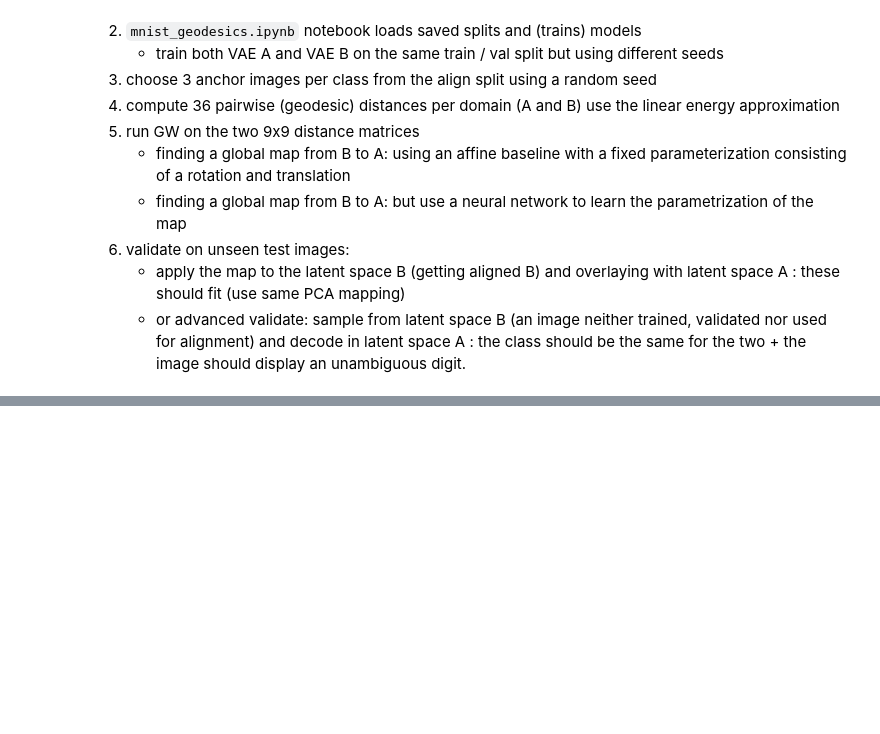
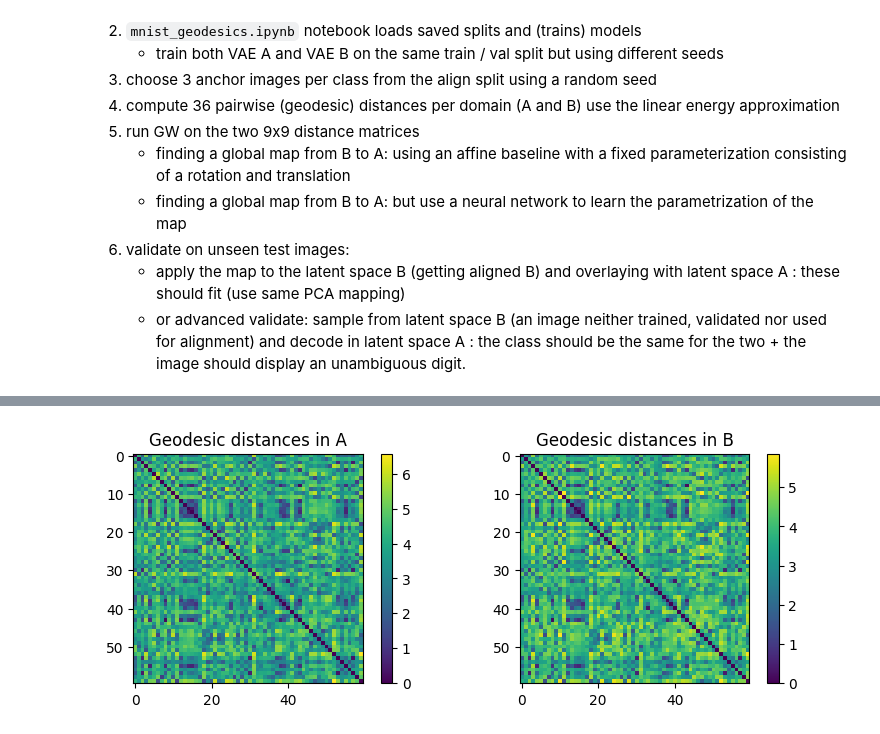
Before and after one commit to johannefranck/unpaired-latent-space-alignment, a Jupyter notebook: mnist_geodesics.ipynb, the cells around one changed output, grey strips where cells are left out. Saved outputs shown, nothing was run; the diff lists cells and outputs as text; code cells hidden in the pictures; blank space fills up the shorter version.

```diff
--- a/mnist_geodesics.ipynb
+++ b/mnist_geodesics.ipynb
@@ -98,0 +201,17 @@ fixed_points_A = []
+# %%
+plt.figure(figsize=(8, 3))
+
+plt.subplot(1, 2, 1)
+plt.imshow(D_A, cmap="viridis")
+plt.title("Geodesic distances in A")
+plt.colorbar()
+
+plt.subplot(1, 2, 2)
+plt.imshow(D_B, cmap="viridis")
+plt.title("Geodesic distances in B")
+plt.colorbar()
+
+plt.tight_layout()
+plt.show()
+# %% [output]
+[figure, added]
```
Also changed, not shown: parts of 31 cells of this notebook, 4 other files.
